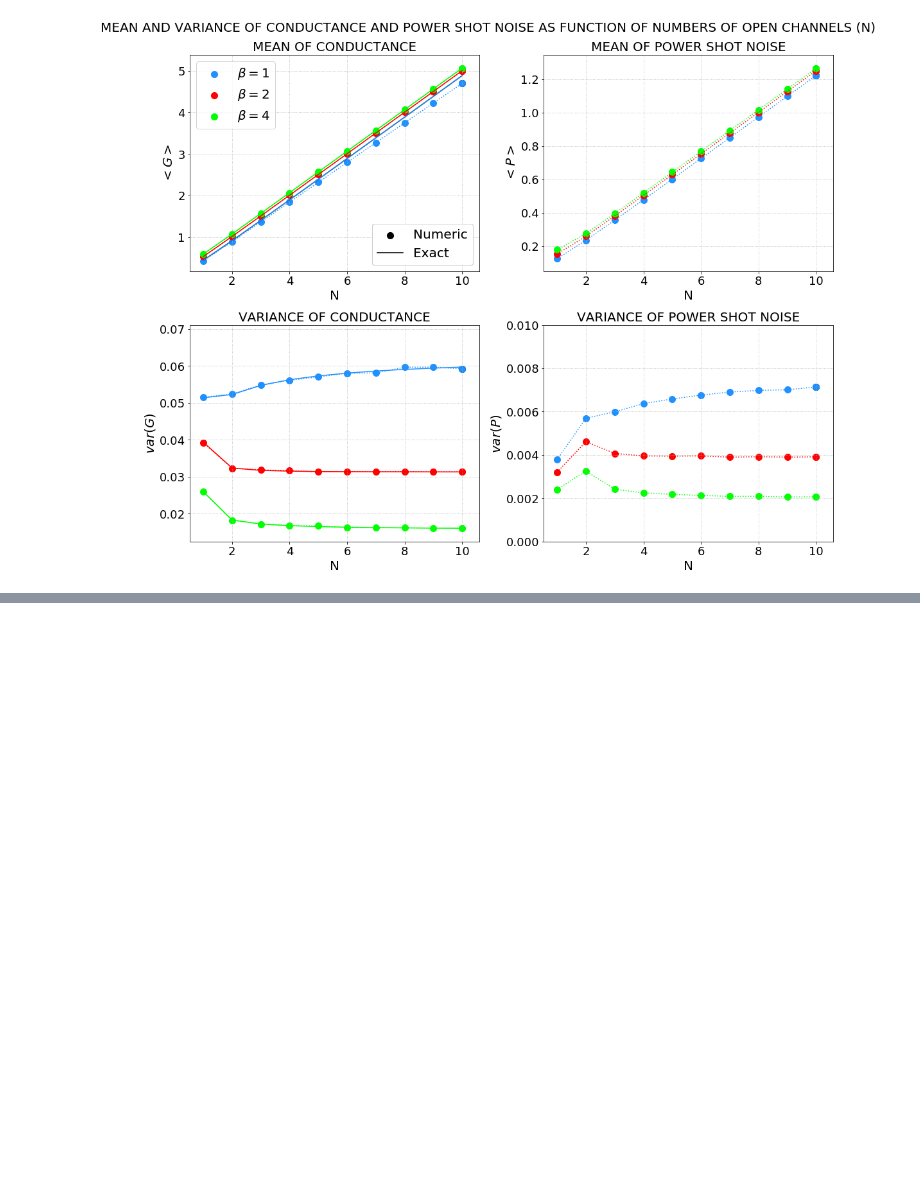
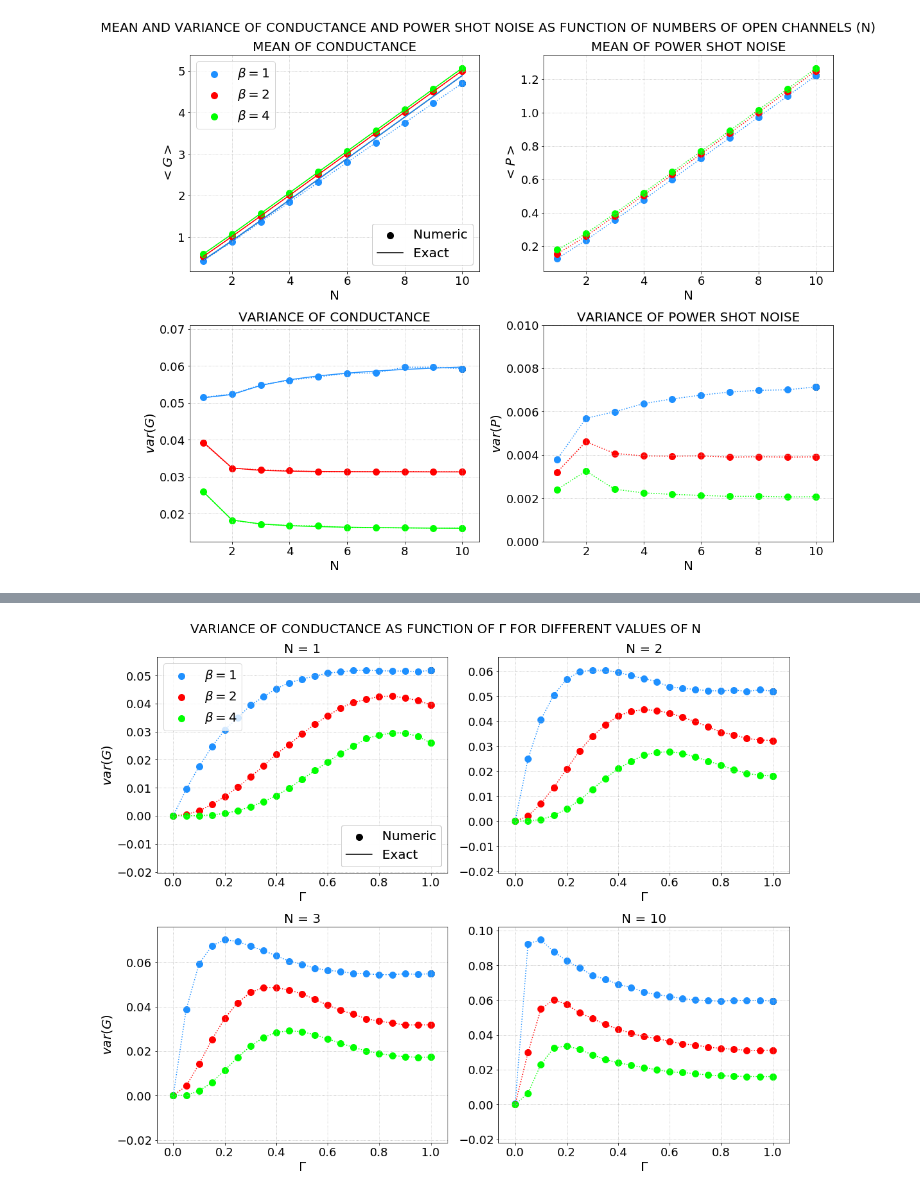
Before and after one commit to Rafffaelb/Dirac_Billiard, a Jupyter notebook: Chiral/Data_Analysis/Dirac_Conductance_ShotNoise.ipynb, the cells around one changed output, grey strips where cells are left out. Drawn from its saved outputs; the diff is of its cells as text; code cells hidden in the pictures; blank space fills up the shorter version.

```diff
--- a/Chiral/Data_Analysis/Dirac_Conductance_ShotNoise.ipynb
+++ b/Chiral/Data_Analysis/Dirac_Conductance_ShotNoise.ipynb
@@ -303,0 +540,88 @@ for i in range(0,2):
+# %%
+varG_O_1 = np.var(G_O_Gamma_N1, axis = 0)
+varG_U_1 = np.var(G_U_Gamma_N1, axis = 0)
+varG_S_1 = np.var(G_S_Gamma_N1, axis = 0)
+
+varG_O_2 = np.var(G_O_Gamma_N2, axis = 0)
+varG_U_2 = np.var(G_U_Gamma_N2, axis = 0)
+varG_S_2 = np.var(G_S_Gamma_N2, axis = 0)
+
+varG_O_3 = np.var(G_O_Gamma_N3, axis = 0)
+varG_U_3 = np.var(G_U_Gamma_N3, axis = 0)
+varG_S_3 = np.var(G_S_Gamma_N3, axis = 0)
+
+varG_O_10 = np.var(G_O_Gamma_N10, axis = 0)
+varG_U_10 = np.var(G_U_Gamma_N10, axis = 0)
+varG_S_10 = np.var(G_S_Gamma_N10, axis = 0)
+# %%
+fig, axs = plt.subplots(2,2, figsize = (15,12), constrained_layout = True)
+
+fig.suptitle(r'VARIANCE OF CONDUCTANCE AS FUNCTION OF $\Gamma$ FOR DIFFERENT VALUES OF N', fontsize = 20)
+
+N = 1
+
+for i in range(0,2):
+    for j in range(0,2):
+
+        if (i == 0) and (j == 0):
+            axs[0,0].set_title('N = 1', fontsize = 20)
+            axs[0,0].set_ylabel(r'$var(G)$', fontsize = 20)
+
+            variable_O = varG_O_1; variable_U = varG_U_1; variable_S = varG_S_1
+
+        else:
+            if (i == 1) and (j == 0):
+
+                axs[1,0].set_title('N = 3', fontsize = 20)
+                axs[1,0].set_ylabel(r'$var(G)$', fontsize = 20)
+
+                variable_O = varG_O_3; variable_U = varG_U_3; variable_S = varG_S_3
+
+            else:
+                if (i == 0) and (j == 1):
+
+                    axs[0,1].set_title('N = 2', fontsize = 20)
+
+                    variable_O = varG_O_2; variable_U = varG_U_2; variable_S = varG_S_2
+
+                else:
+                    if (i == 1) and (j == 1):
+                        axs[1,1].set_title('N = 10', fontsize = 20)
+
+                        variable_O = varG_O_10; variable_U = varG_U_10; variable_S = varG_S_10
+
+
+        for k in range(0,len(meanG_O_1)):
+            axs[i,j].scatter((k)/20, variable_O[k], s = 100, color = 'dodgerblue', alpha = 1)
+            axs[i,j].scatter((k)/20, variable_U[k], s = 100, color = 'red', alpha = 1)
+            axs[i,j].scatter((k)/20, variable_S[k], s = 100, color = 'lime', alpha = 1)
+
+            if k == (len(meanG_O_1)-1):
+                Numeric_scatter = axs[i,j].scatter((k)/20, variable_O[k], label = 'Numeric', s = 100, color = 'black', alpha = 1)
+                beta_1 = axs[i,j].scatter((k)/20, variable_O[k], label = r'$\beta = 1$', s = 100, color = 'dodgerblue', alpha = 1)
+                beta_2 = axs[i,j].scatter((k)/20, variable_U[k], label = r'$\beta = 2$', s = 100, color = 'red', alpha = 1)
+                beta_4 = axs[i,j].scatter((k)/20, variable_S[k], label = r'$\beta = 4$', s = 100, color = 'lime', alpha = 1)
+
+        axs[i,j].plot([i/20 for i in range(0,21)], variable_O, label = r'$\beta = 1$', color = 'dodgerblue', linestyle = ':')
+        axs[i,j].plot([i/20 for i in range(0,21)], variable_U, label = r'$\beta = 2$', color = 'red', linestyle = ':')
+        axs[i,j].plot([i/20 for i in range(0,21)], variable_S, label = r'$\beta = 4$', color = 'lime', linestyle = ':')
+
+        #if (i == 1 and j == 1):
+        #    N = 10
+        #    Exact_plot, = axs[1,1].plot([i/20 for i in range(0,21)], [(1/8)*(1+(1-(i/20))**2) for i in range(0,21)], label = 'Exact', color = 'black', linestyle = '-', linewidth = 1.5)
+        #    axs[1,1].plot([i/20 for i in range(0,21)], [(1/8)*(1+(1-(i/20))**2) for i in range(0,21)], label = 'Exact', color = 'dodgerblue', linestyle = '-', linewidth = 1.5)
+        #    axs[1,1].plot([i/20 for i in range(0,21)], [(1/(8*2))*(1+(1-(i/20))**2) for i in range(0,21)], color = 'red', linestyle = '-', linewidth = 1.5)
+        #    axs[1,1].plot([i/20 for i in range(0,21)], [(1/(8*4))*(1+(1-(i/20))**2) for i in range(0,21)], color = 'lime', linestyle = '-', linewidth = 1.5)
+
+        axs[i,j].grid(linestyle=':')
+
+        first_legend = axs[0,0].legend([Numeric_scatter, Exact_plot], ["Numeric","Exact"], loc = "lower right", fontsize = 20)
+        axs[0,0].add_artist(first_legend)
+        axs[0,0].legend([beta_1, beta_2, beta_4], [r'$\beta = 1$', r'$\beta = 2$', r'$\beta = 4$'], loc = "upper left", fontsize = 20)
+
+        axs[i,j].set_xlabel(r'$\Gamma$', fontsize = 20)
+        axs[i,j].tick_params(axis = 'both', which = 'major', labelsize = 18)
+
+        N = N + 1
+# %% [output]
+[figure, added]
```
Also changed, not shown: parts of 12 cells of this notebook, 13 other files.
